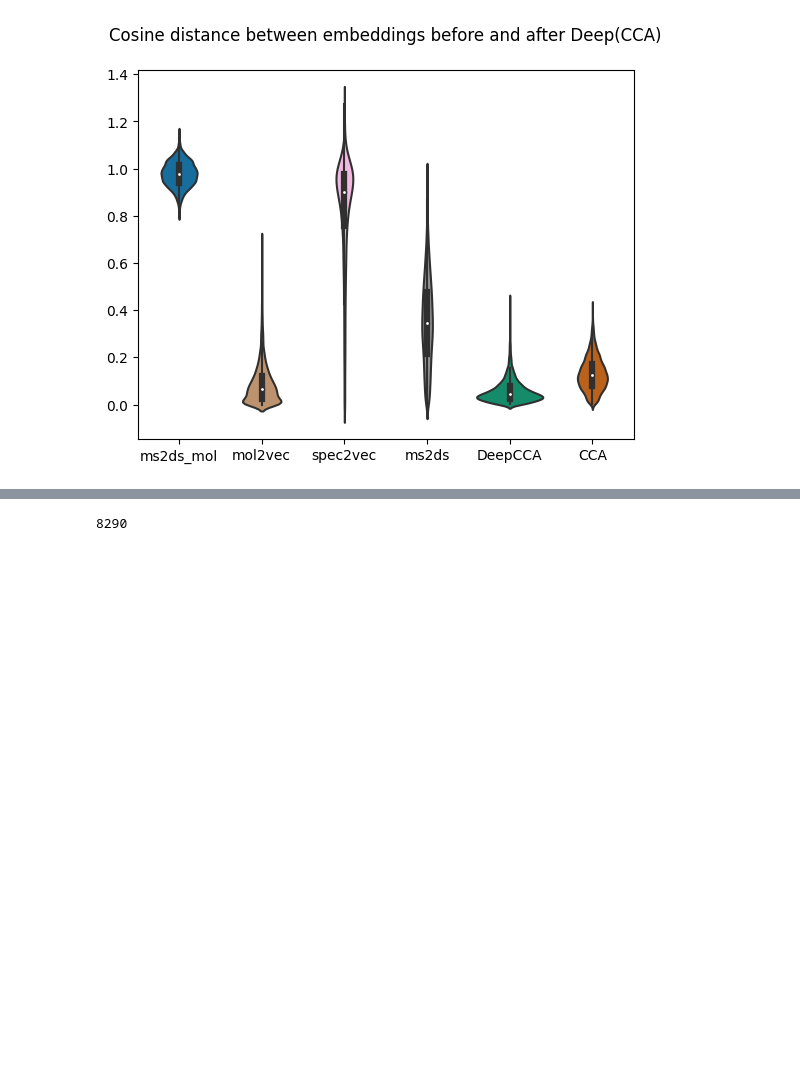
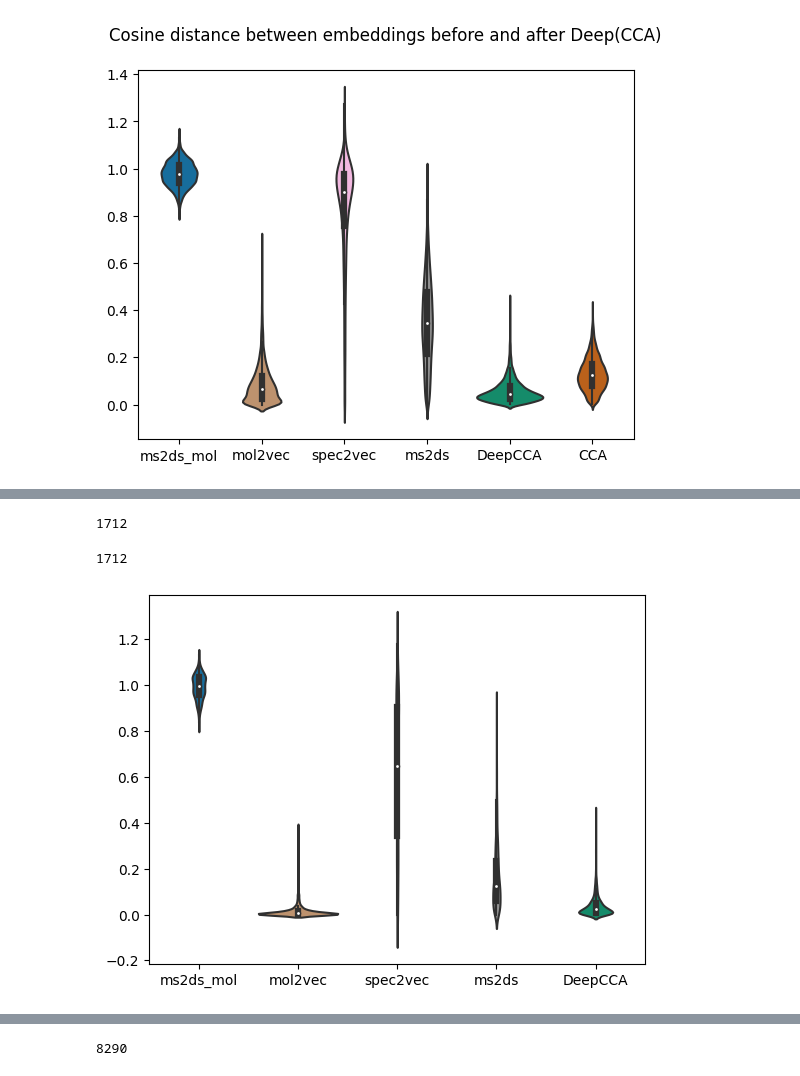
Before and after one commit to LukaLmelias/DeepCCA_thesis, a Jupyter notebook: spectra_structure_prediction.ipynb, the cells around one changed output, grey strips where cells are left out. Cells and saved outputs as stored; diff of their text form; code cells hidden in the pictures; blank space fills up the shorter version.

```diff
--- a/spectra_structure_prediction.ipynb
+++ b/spectra_structure_prediction.ipynb
@@ -646,0 +781,9 @@ plt.show()
+# %%
+test_df['sdl_tanis'] = sdl_tanis
+test_df['cca_tanis'] = cca_tanis
+
+
+# use filter at the predict() function instead
+
+# sdl_high_test_df = test_df[test_df['sdl_tanis'] >= 0.8]
+# cca_high_test_df = test_df[test_df['cca_tanis'] >= 0.8]
@@ -646,0 +806,39 @@ plt.show()
+# %%
+len(ms2ds_vs_mol2vec_before_sdl)
+# %% [output]
+1712
+# %%
+cosine_after_sdl = []
+for query_index, subject_index in hits_sdl.items():
+    #print(subject_index[0][1])
+    if subject_index[0][1] < 0.8:
+        continue
+    cos = sdl_cos[query_index][subject_index[0][0]]
+    cosine_after_sdl.append(cos)
+    #break
+
+len(cosine_after_sdl)
+# %% [output]
+1712
+# %%
+high_embed_dist = pd.DataFrame({'ms2ds_mol': ms2ds_vs_mol2vec_before_sdl,
+                           'mol2vec':mol2vec_vs_mol2vec_before_sdl,
+                           'spec2vec':spec2vec_vs_spec2vec_before_sdl,
+                           'ms2ds':ms2ds_vs_ms2dsc_before_sdl,
+                          'DeepCCA':cosine_after_sdl,
+                           #'CCA':cosine_after_cca,
+                          })
+# %%
+palette = [sns.color_palette("colorblind")[0],
+           sns.color_palette("colorblind")[5],
+           sns.color_palette("colorblind")[6],
+           sns.color_palette("colorblind")[7],
+           sns.color_palette("colorblind")[2], #SDL
+           #sns.color_palette("colorblind")[3], #CCA
+
+          ] #random
+sns.violinplot(high_embed_dist,estimator=np.mean, palette=palette)
+#plt.title(label='Cosine distance between embeddings before and after Deep(CCA)\n')
+plt.show()
+# %% [output]
+[figure, added]
```
Also changed, not shown: parts of 54 cells of this notebook.
